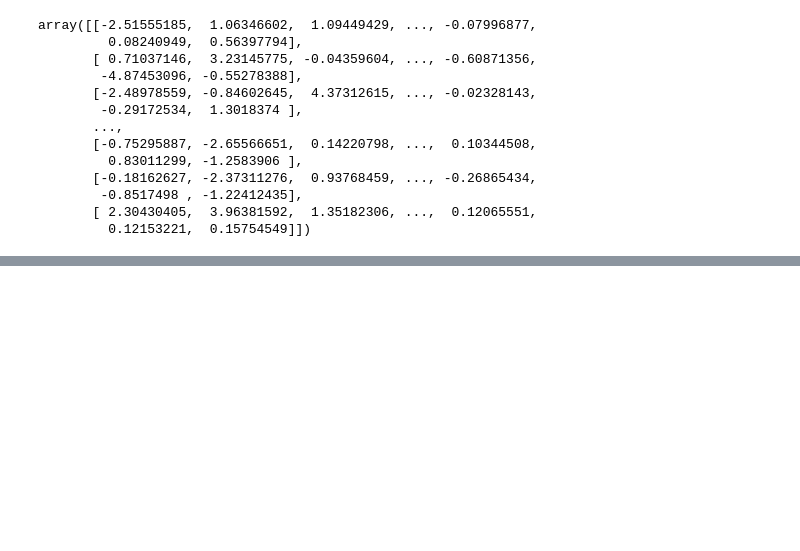
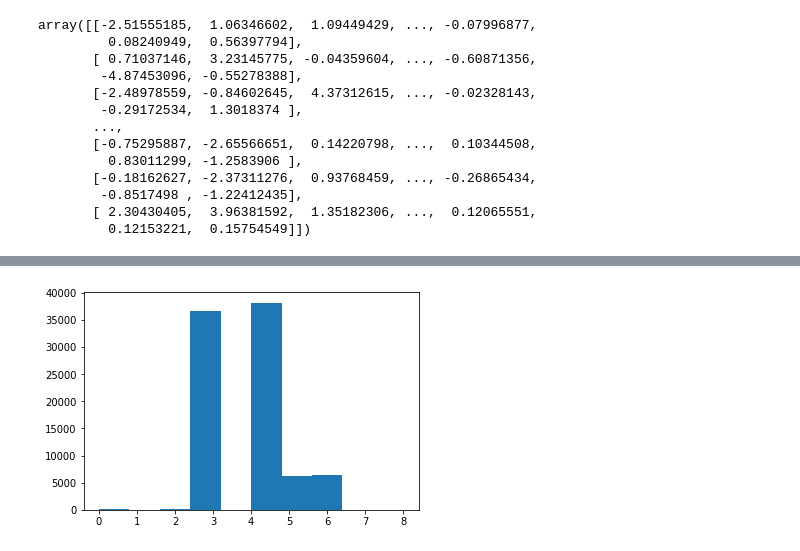
Before and after one commit to Preetikasri/Humana_HealthCare_Analytics, a Jupyter notebook: Humana.ipynb, the cells around one changed output, grey strips where cells are left out. Drawn from its saved outputs; the diff is of its cells as text; code cells hidden in the pictures; blank space fills up the shorter version.

```diff
--- a/Humana.ipynb
+++ b/Humana.ipynb
@@ -259,0 +264,5 @@ plt.show()
+# %%
+plt.hist(demograph_df['Education_level'])
+plt.show()
+# %% [output]
+[figure, added]
```
Also changed, not shown: parts of 23 cells of this notebook.
